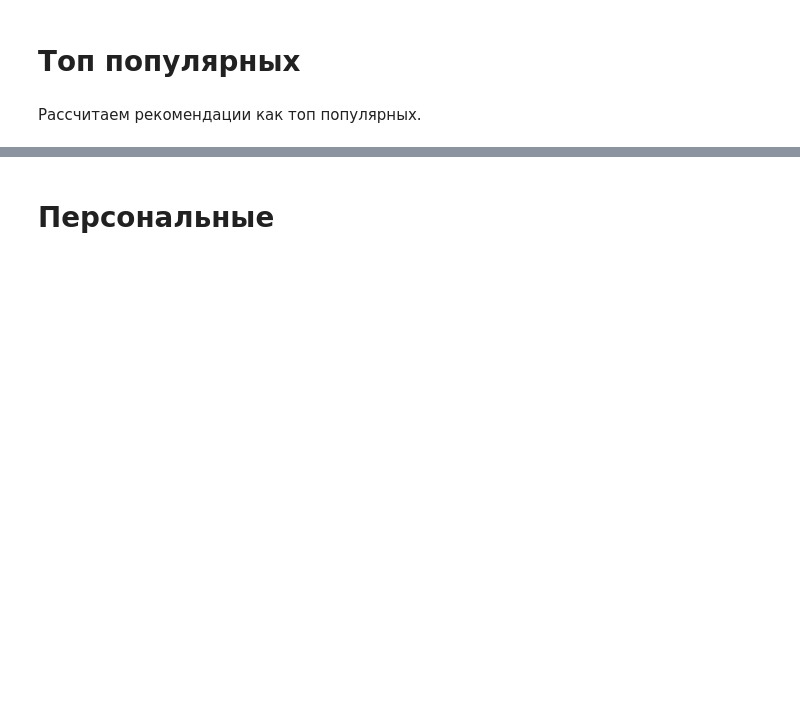
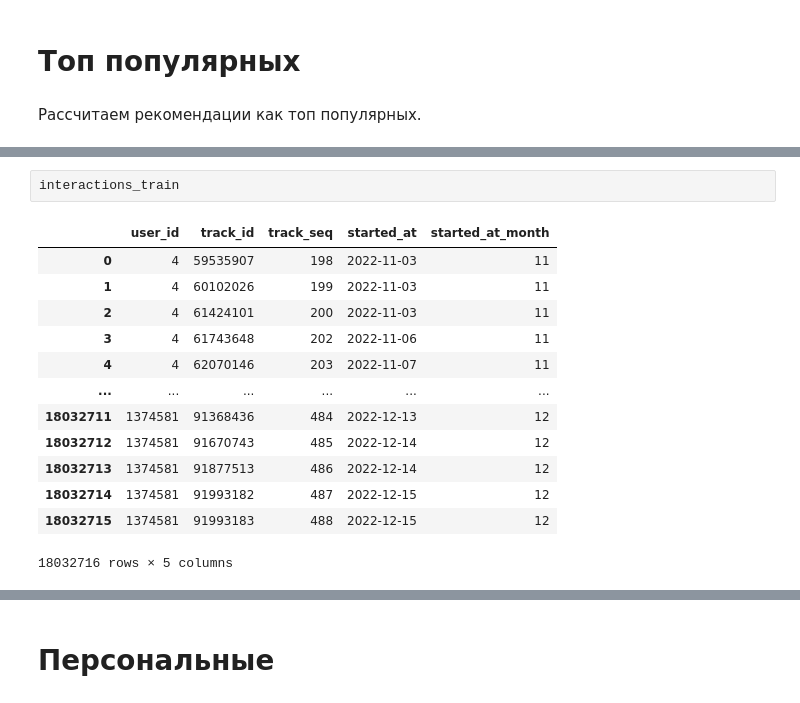
Before and after one commit to ozerge/mle-project-sprint-4-v001, a Jupyter notebook: recommendations.ipynb, the cells around one changed output, grey strips where cells are left out. Cells and saved outputs as stored; diff of their text form; blank space fills up the shorter version.

```diff
--- a/recommendations.ipynb
+++ b/recommendations.ipynb
@@ -1810,0 +2081,16 @@ item_popularity
+# %%
+interactions_train
+# %% [output]
+|  | user_id | track_id | track_seq | started_at | started_at_month |
+| 0 | 4 | 59535907 | 198 | 2022-11-03 | 11 |
+| 1 | 4 | 60102026 | 199 | 2022-11-03 | 11 |
+| 2 | 4 | 61424101 | 200 | 2022-11-03 | 11 |
+| 3 | 4 | 61743648 | 202 | 2022-11-06 | 11 |
+| 4 | 4 | 62070146 | 203 | 2022-11-07 | 11 |
+| ... | ... | ... | ... | ... | ... |
+| 18032711 | 1374581 | 91368436 | 484 | 2022-12-13 | 12 |
+| 18032712 | 1374581 | 91670743 | 485 | 2022-12-14 | 12 |
+| 18032713 | 1374581 | 91877513 | 486 | 2022-12-14 | 12 |
+| 18032714 | 1374581 | 91993182 | 487 | 2022-12-15 | 12 |
+| 18032715 | 1374581 | 91993183 | 488 | 2022-12-15 | 12 |
+18032716 rows × 5 columns
```
Also changed, not shown: parts of 28 cells of this notebook.
